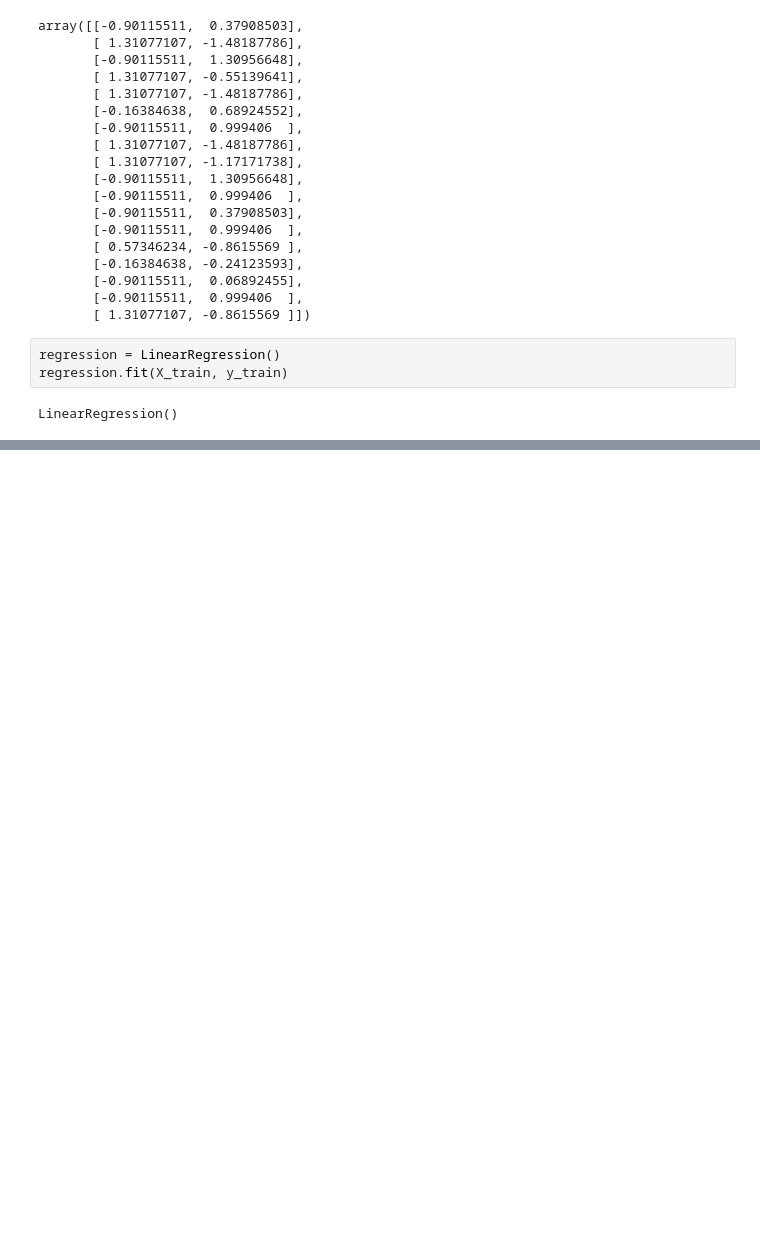
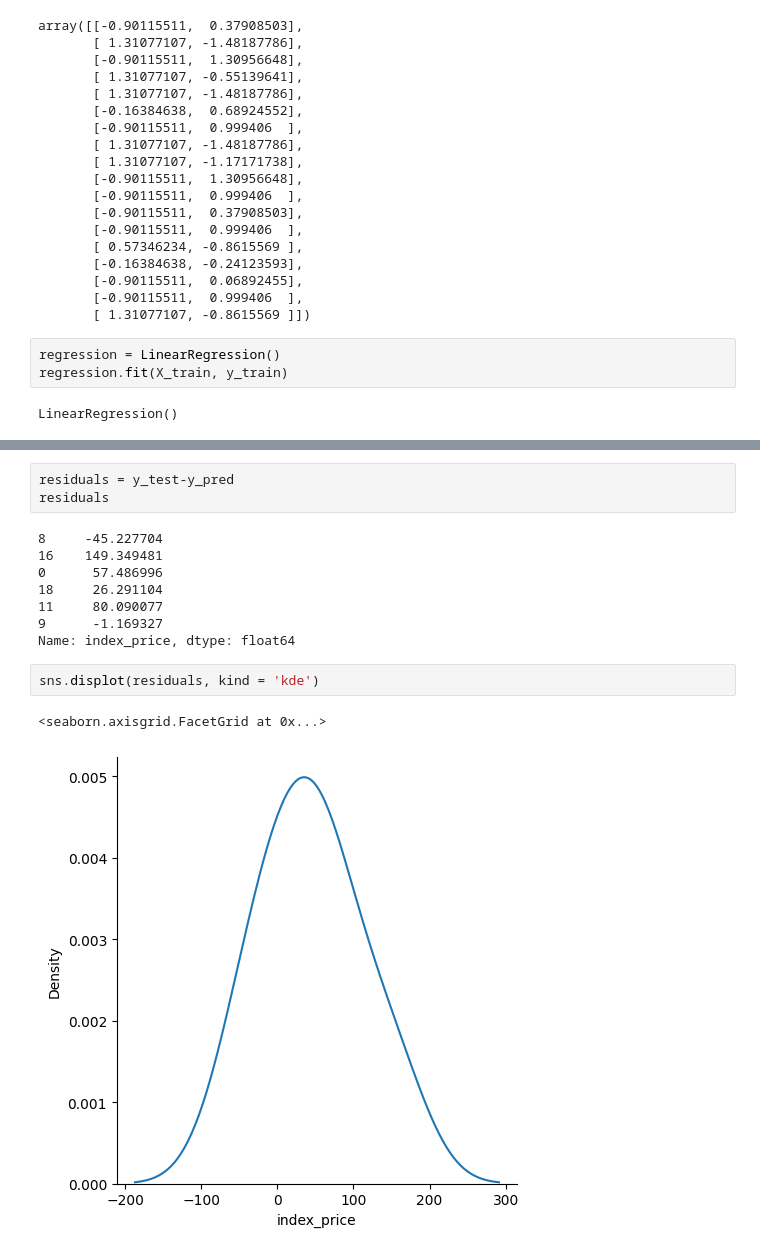
Before and after one commit to udityamerit/Complete-Machine-Learning-For-Beginners, a Jupyter notebook: 8-Complete Linear Regression/8.2-Multiple_Linear_Regression.ipynb, the cells around one changed output, grey strips where cells are left out. Drawn from its saved outputs; the diff is of its cells as text; blank space fills up the shorter version.

```diff
--- a/8-Complete Linear Regression/8.2-Multiple_Linear_Regression.ipynb
+++ b/8-Complete Linear Regression/8.2-Multiple_Linear_Regression.ipynb
@@ -148,0 +195,16 @@ Here when we are going for the cross validation then it is taking the parameters
+# %%
+residuals = y_test-y_pred
+residuals
+# %% [output]
+8     -45.227704
+16    149.349481
+0      57.486996
+18     26.291104
+11     80.090077
+9      -1.169327
+Name: index_price, dtype: float64
+# %%
+sns.displot(residuals, kind = 'kde')
+# %% [output]
+<seaborn.axisgrid.FacetGrid at 0x...>
+[figure, added]
```
Also changed, not shown: parts of 16 cells of this notebook, 2 other files.
